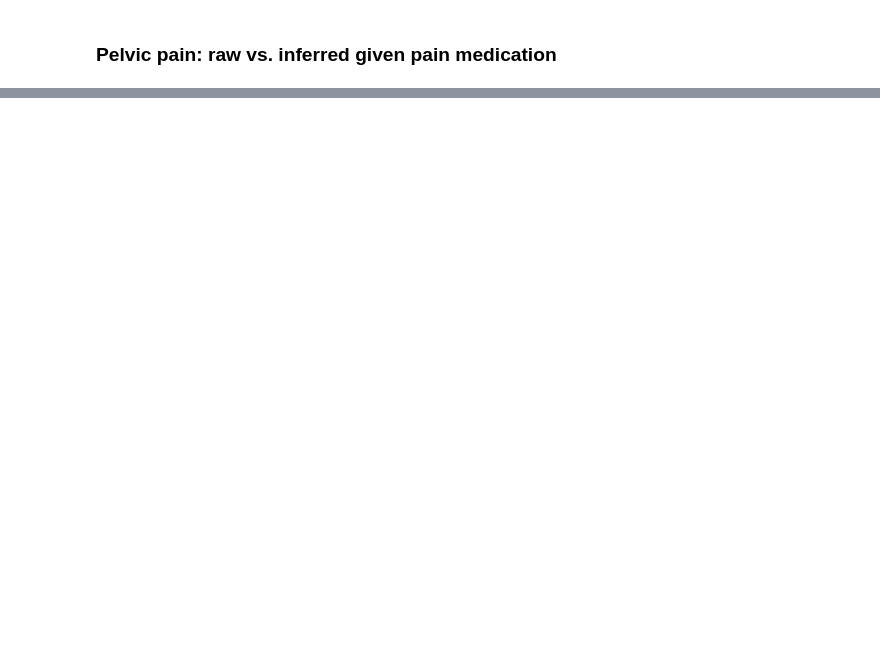
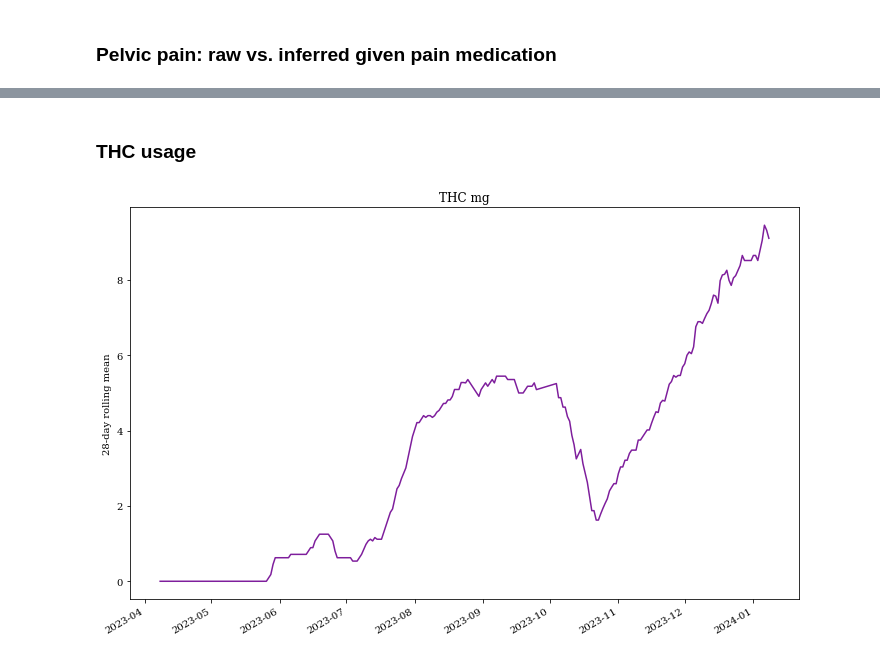
Before and after one commit to roesler-stan/health-analysis, a Jupyter notebook: 2_analysis.ipynb, the cells around one changed output, grey strips where cells are left out. Cells and saved outputs as stored; diff of their text form; code cells hidden in the pictures; blank space fills up the shorter version.

```diff
--- a/2_analysis.ipynb
+++ b/2_analysis.ipynb
@@ -480,0 +51,10 @@ Text(0.5, 1.0, 'THC taken by pelvic pain change')
+# %% [markdown]
+### THC usage
+# %%
+metrics = [
+    "THC mg",
+]
+days_window = 28
+plot_numeric(df, metrics, days_window)
+# %% [output]
+[figure, added]
```
Also changed, not shown: parts of 72 cells of this notebook, 17 other files.
